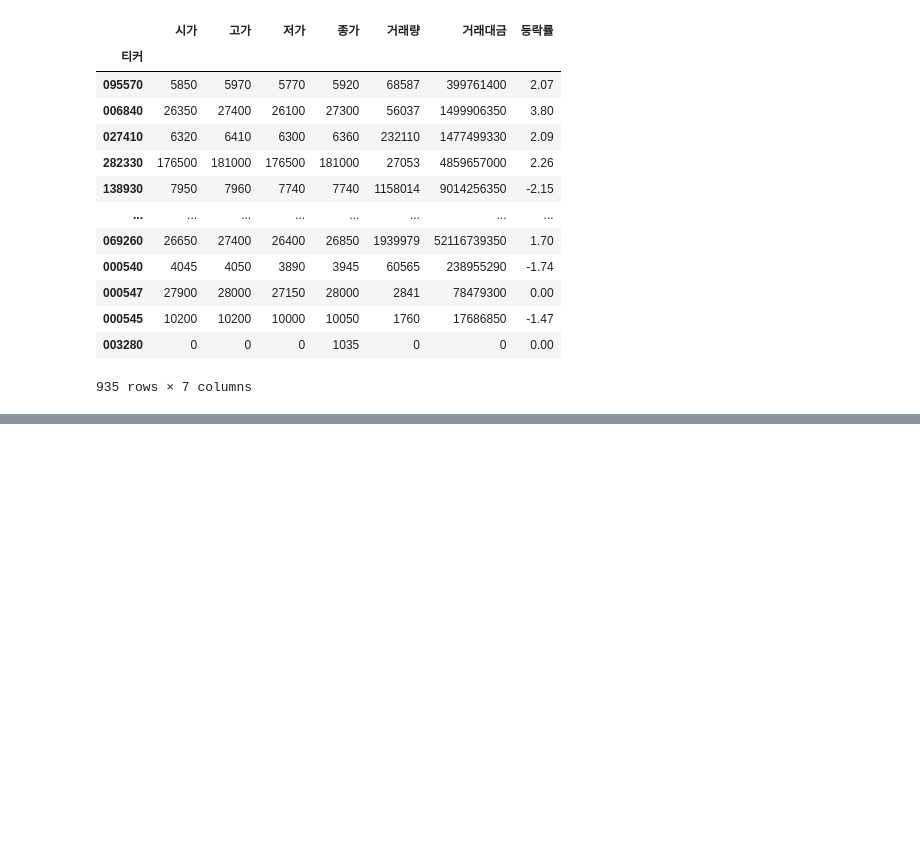
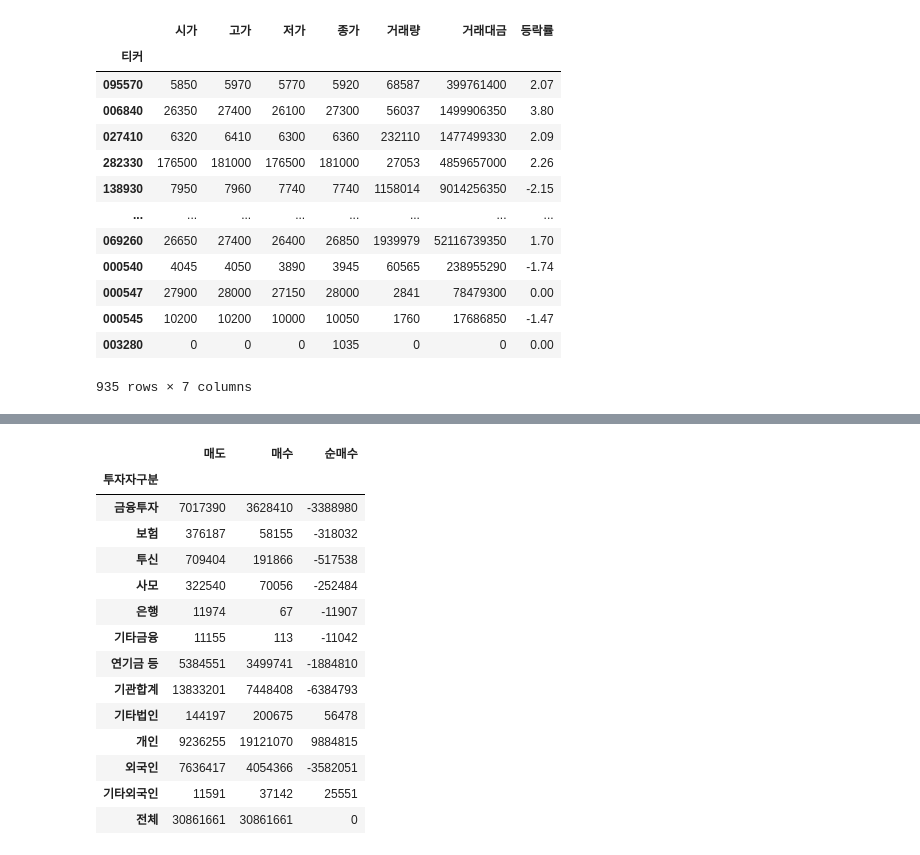
Before and after one commit to rivernine/indexduck, a Jupyter notebook: pykrx/stocksinsite.ipynb, the cells around one changed output, grey strips where cells are left out. Drawn from its saved outputs; the diff is of its cells as text; code cells hidden in the pictures; blank space fills up the shorter version.

```diff
--- a/pykrx/stocksinsite.ipynb
+++ b/pykrx/stocksinsite.ipynb
@@ -42,0 +83,21 @@ df
+# %%
+# 투자자별 거래량 조회
+# input : 시작날짜, 종료날짜, 종목
+df = stock.get_market_trading_volume_by_investor("20210122", "20210122", "005930")
+df
+# %% [output]
+|  | 매도 | 매수 | 순매수 |
+| 투자자구분 |  |  |  |
+| 금융투자 | 7017390 | 3628410 | -3388980 |
+| 보험 | 376187 | 58155 | -318032 |
+| 투신 | 709404 | 191866 | -517538 |
+| 사모 | 322540 | 70056 | -252484 |
+| 은행 | 11974 | 67 | -11907 |
+| 기타금융 | 11155 | 113 | -11042 |
+| 연기금 등 | 5384551 | 3499741 | -1884810 |
+| 기관합계 | 13833201 | 7448408 | -6384793 |
+| 기타법인 | 144197 | 200675 | 56478 |
+| 개인 | 9236255 | 19121070 | 9884815 |
+| 외국인 | 7636417 | 4054366 | -3582051 |
+| 기타외국인 | 11591 | 37142 | 25551 |
+| 전체 | 30861661 | 30861661 | 0 |
```
Also changed, not shown: parts of 17 cells of this notebook, 1 other file.
